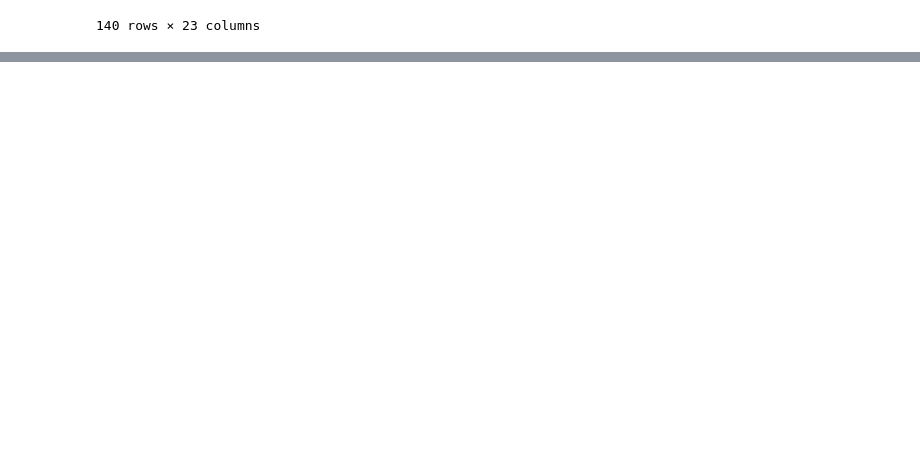
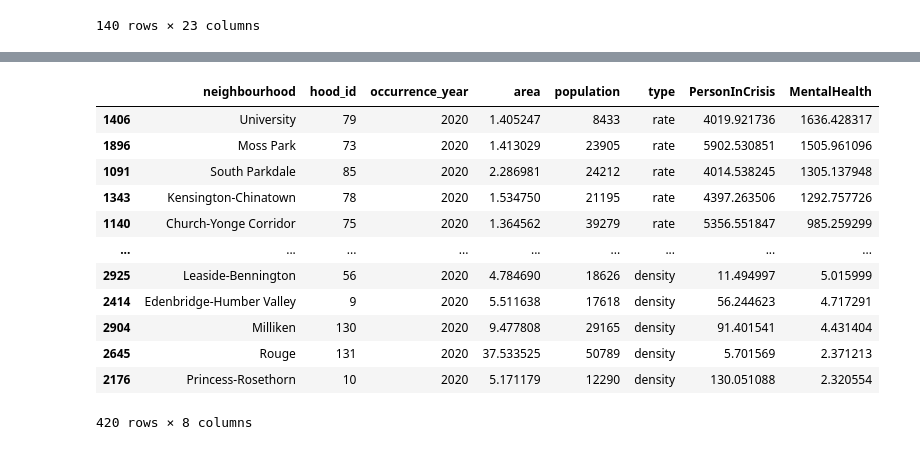
Before and after one commit to WillKWL/Project-TorontoApartment, a Jupyter notebook: source/1b- load neighbourhood boundaries.ipynb, the cells around one changed output, grey strips where cells are left out. Cells and saved outputs as stored; diff of their text form; code cells hidden in the pictures; blank space fills up the shorter version.

```diff
--- a/source/1b- load neighbourhood boundaries.ipynb
+++ b/source/1b- load neighbourhood boundaries.ipynb
@@ -898,0 +947,16 @@ final_df.to_file('../data/processed/neighbourhoods.geojson', driver='GeoJSON')
+# %%
+pic_mha[pic_mha['occurrence_year'] == 2020].sort_values(by=['MentalHealth'], ascending=False)
+# %% [output]
+|  | neighbourhood | hood_id | occurrence_year | area | population | type | PersonInCrisis | MentalHealth |
+| 1406 | University | 79 | 2020 | 1.405247 | 8433 | rate | 4019.921736 | 1636.428317 |
+| 1896 | Moss Park | 73 | 2020 | 1.413029 | 23905 | rate | 5902.530851 | 1505.961096 |
+| 1091 | South Parkdale | 85 | 2020 | 2.286981 | 24212 | rate | 4014.538245 | 1305.137948 |
+| 1343 | Kensington-Chinatown | 78 | 2020 | 1.534750 | 21195 | rate | 4397.263506 | 1292.757726 |
+| 1140 | Church-Yonge Corridor | 75 | 2020 | 1.364562 | 39279 | rate | 5356.551847 | 985.259299 |
+| ... | ... | ... | ... | ... | ... | ... | ... | ... |
+| 2925 | Leaside-Bennington | 56 | 2020 | 4.784690 | 18626 | density | 11.494997 | 5.015999 |
+| 2414 | Edenbridge-Humber Valley | 9 | 2020 | 5.511638 | 17618 | density | 56.244623 | 4.717291 |
+| 2904 | Milliken | 130 | 2020 | 9.477808 | 29165 | density | 91.401541 | 4.431404 |
+| 2645 | Rouge | 131 | 2020 | 37.533525 | 50789 | density | 5.701569 | 2.371213 |
+| 2176 | Princess-Rosethorn | 10 | 2020 | 5.171179 | 12290 | density | 130.051088 | 2.320554 |
+420 rows × 8 columns
```
Also changed, not shown: parts of 20 cells of this notebook, 19 other files.
